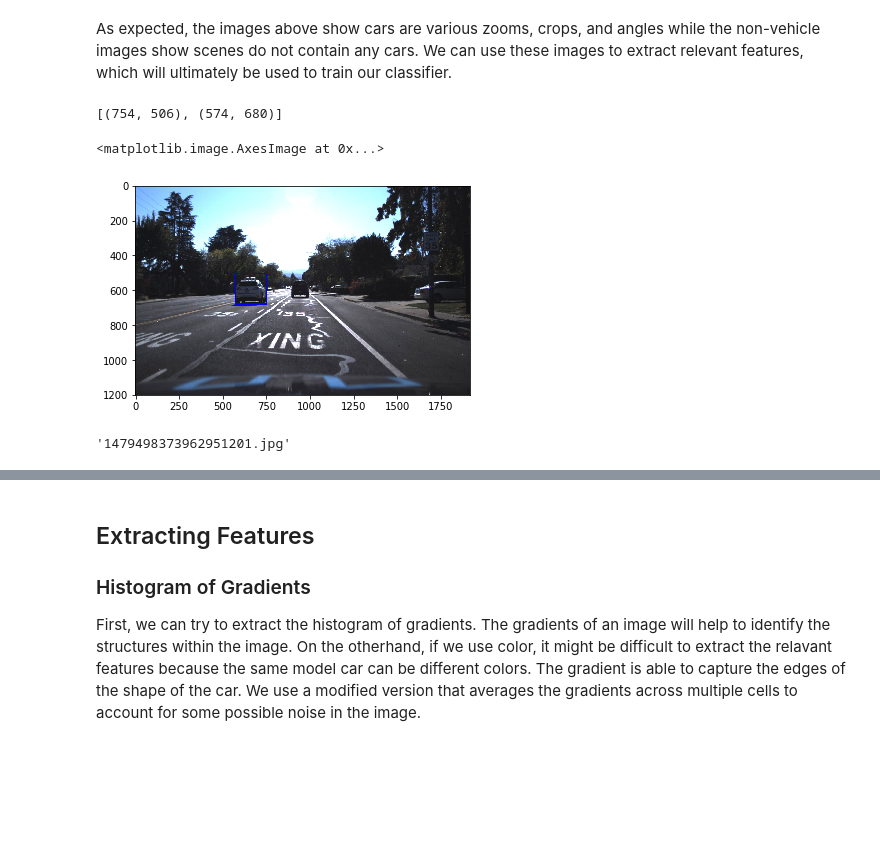
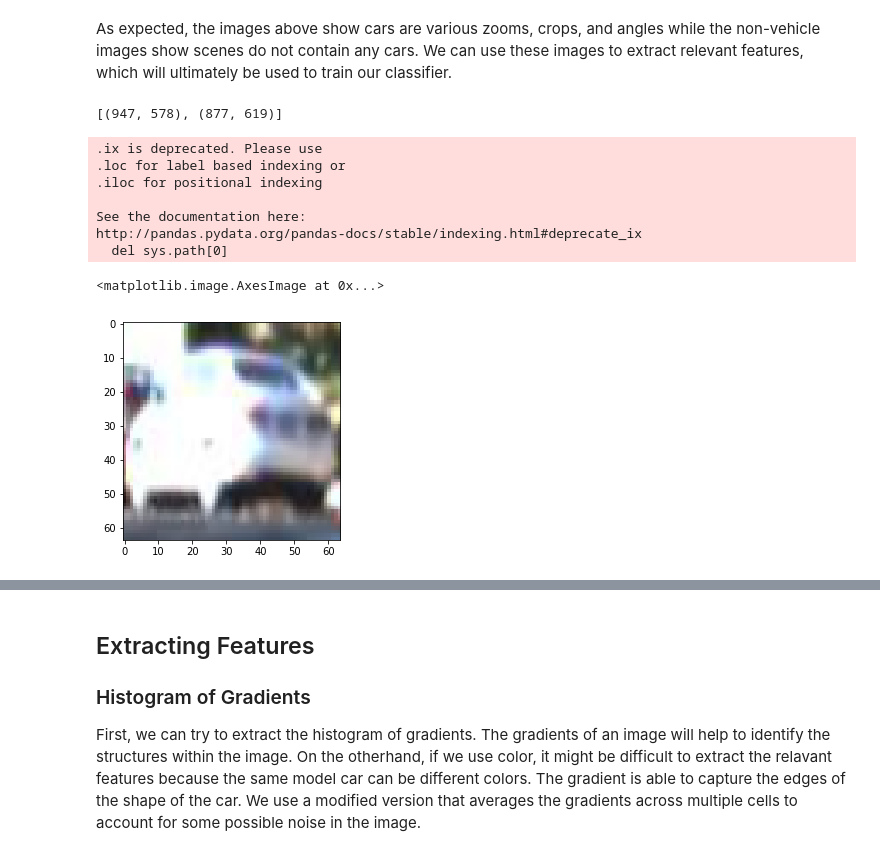
Before and after one commit to jeffwen/sdcnd_vehicle_detection, a Jupyter notebook: Vehicle Detection.ipynb, the cells around one changed output, grey strips where cells are left out. Drawn from its saved outputs; the diff is of its cells as text; code cells hidden in the pictures; blank space fills up the shorter version.

```diff
--- a/Vehicle Detection.ipynb
+++ b/Vehicle Detection.ipynb
@@ -84,27 +88,36 @@ for i in range(18):
 As expected, the images above show cars are various zooms, crops, and angles while the non-vehicle images show scenes do not contain any cars. We can use these images to extract relevant features, which will ultimately be used to train our classifier.
 # %%
 ## using additional images from https://github.com/udacity/self-driving-car/tree/master/annotations
-labels_df = pd.read_csv("/Users/jwen/Python/Projects/sdcnd_vehicle_detection/training_images/crowdai_labels.csv")
+labels_df = pd.read_csv("/Users/jwen/Courses/sdcnd/sdcnd_vehicle_detection/training_images/crowdai_labels.csv")
 car_labels = labels_df[labels_df['Label']=='Car'].reset_index()
 
 car_labels['window'] = car_labels.apply(lambda x: [(x['ymin'],x['xmax']),(x['xmin'], x['ymax'])], axis=1)
 car_labels
 
+## test to see new images
+img_idx = 62437
+
 ## read in image
-crowdai_path = "/Users/jwen/Python/Projects/sdcnd_vehicle_detection/training_images/object-detection-crowdai/"
-image = cv2.imread(crowdai_path+car_labels.ix[4152,'Frame'])
+crowdai_path = "/Users/jwen/Courses/sdcnd/sdcnd_vehicle_detection/training_images/object-detection-crowdai/"
+image = cv2.imread(crowdai_path+car_labels.ix[img_idx,'Frame'])
 image = cv2.cvtColor(image, cv2.COLOR_BGR2RGB)
 
-blah_image = draw_boxes(image, [car_labels.ix[4152,'window']])
-print(car_labels.ix[4152,'window'])
+extracted_image = draw_boxes(image, [car_labels.ix[img_idx,'window']])
+print(car_labels.ix[img_idx,'window'])
 
-plt.imshow(blah_image)
-# blah = cv2.resize(image[windows[2107][0][1]:windows[2107][1][1], windows[2107][0][0]:windows[2107][1][0]], (64, 64))
+plt.imshow(extracted_image)
+blah = cv2.resize(image[car_labels.ix[img_idx,'window'][0][1]:car_labels.ix[img_idx,'window'][1][1],
+                        car_labels.ix[img_idx,'window'][1][0]:car_labels.ix[img_idx,'window'][0][0]], (64, 64))
+
+plt.imshow(blah)
 # %% [output]
-[(754, 506), (574, 680)]
+[(947, 578), (877, 619)]
-<matplotlib.image.AxesImage at 0x...>
+.ix is deprecated. Please use
+.loc for label based indexing or
+.iloc for positional indexing
+
+See the documentation here:
+http://pandas.pydata.org/pandas-docs/stable/indexing.html#deprecate_ix
+  del sys.path[0]
+<matplotlib.image.AxesImage at 0x...>
-[figure, old version]
+[figure, new version]
-# %%
-car_labels.ix[25,'Frame']
-# %% [output]
-'1479498373962951201.jpg'
```
Also changed, not shown: parts of 33 cells of this notebook, 12 other files.
